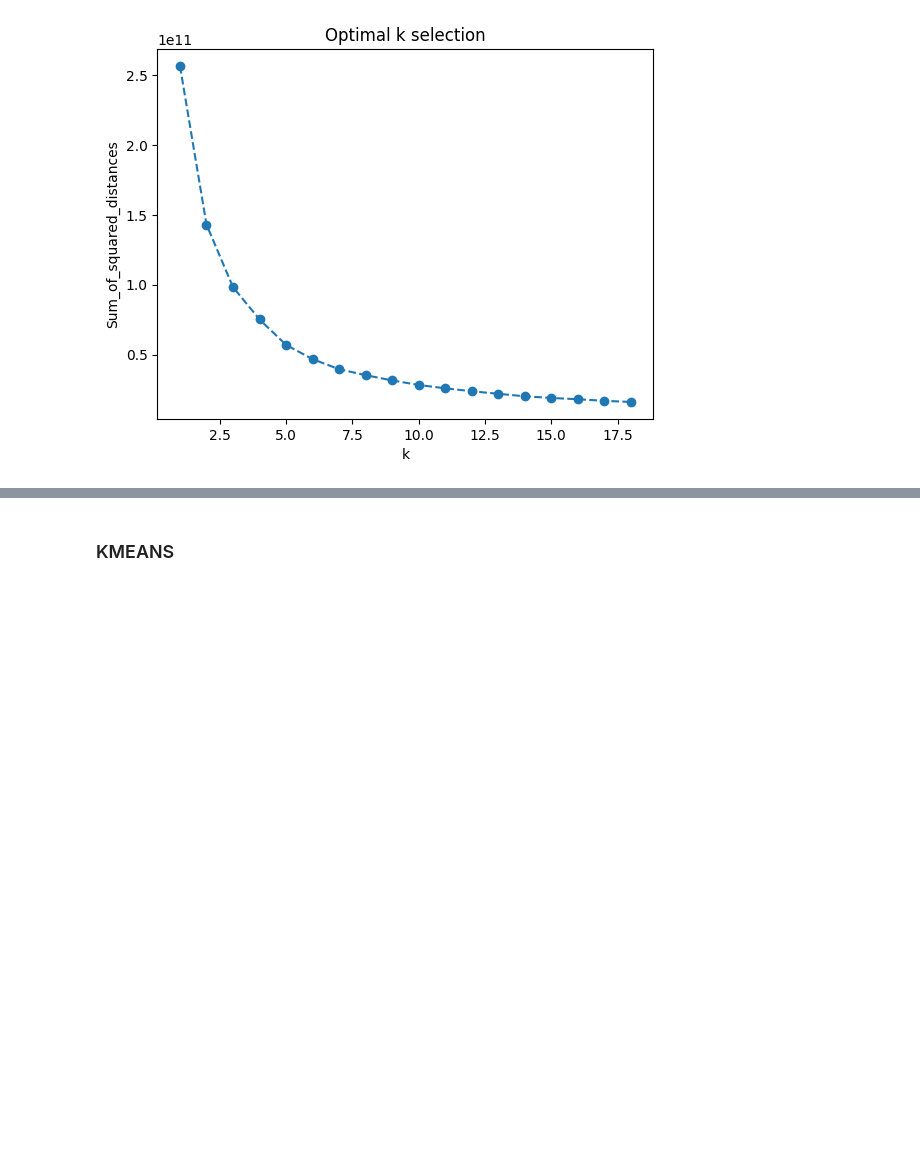
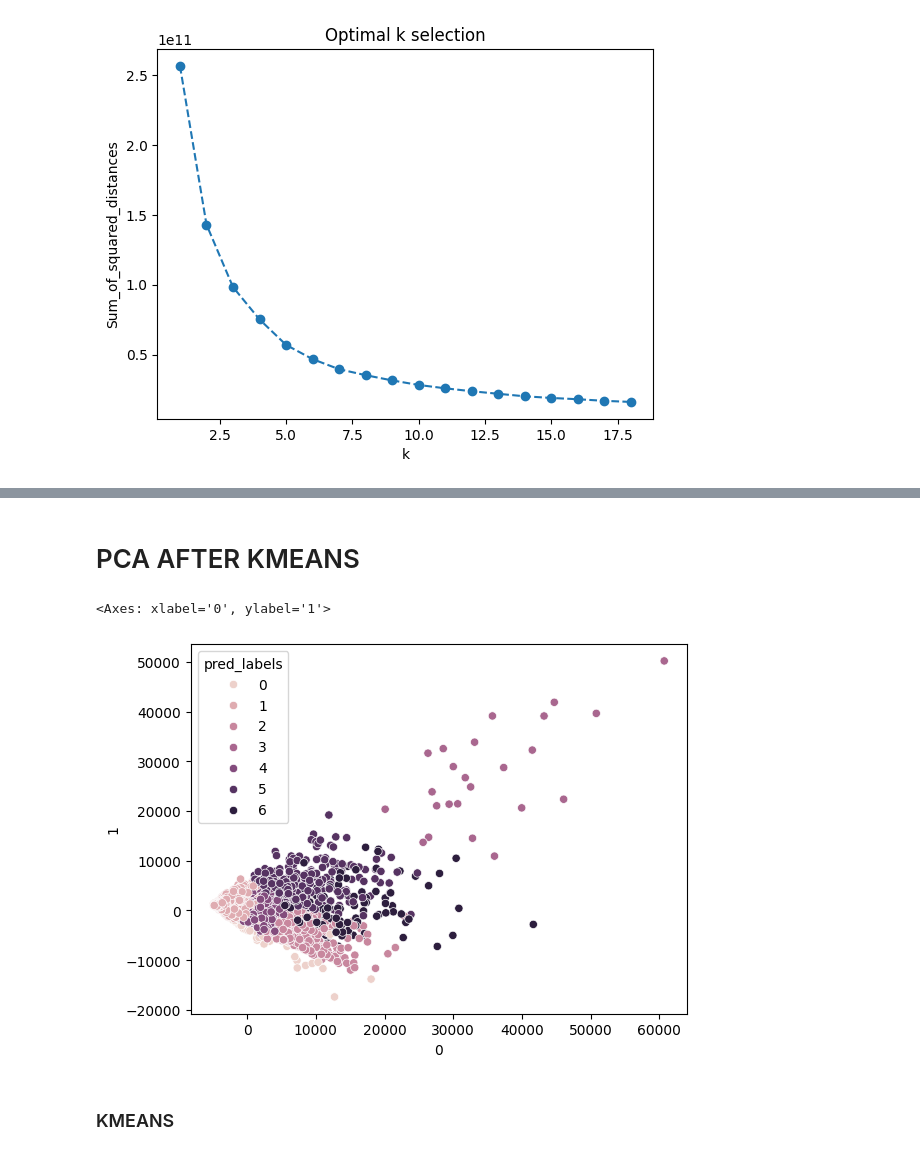
Before and after one commit to akashnaren/groove, a Jupyter notebook: Code_groupXXX.ipynb, the cells around one changed output, grey strips where cells are left out. Saved outputs shown, nothing was run; the diff lists cells and outputs as text; code cells hidden in the pictures; blank space fills up the shorter version.

Commit message:
Updated PCA with KMEANS

```diff
--- a/Code_groupXXX.ipynb
+++ b/Code_groupXXX.ipynb
@@ -188,3 +190,20 @@ sns.scatterplot(pcs, x='pc1', y='pc2', hue='pred_label')
+# %% [markdown]
+# PCA AFTER KMEANS
+# %%
+kmeans = KMeans(n_clusters=7)
+kmeans.fit(data)
+labels = kmeans.labels_
+
+pca = PCA(n_components=2)
+pcs = pca.fit_transform(data)
+pcs_df = pd.DataFrame(pcs)
+
+pcs_df['pred_labels'] = labels
+
+sns.scatterplot(pcs_df, x=0, y=1, hue='pred_labels')
+# %% [output]
+<Axes: xlabel='0', ylabel='1'>
+[figure, added]
 # %% [markdown]
 ### KMEANS
 # %%
```
Also changed, not shown: parts of 2 cells of this notebook.
